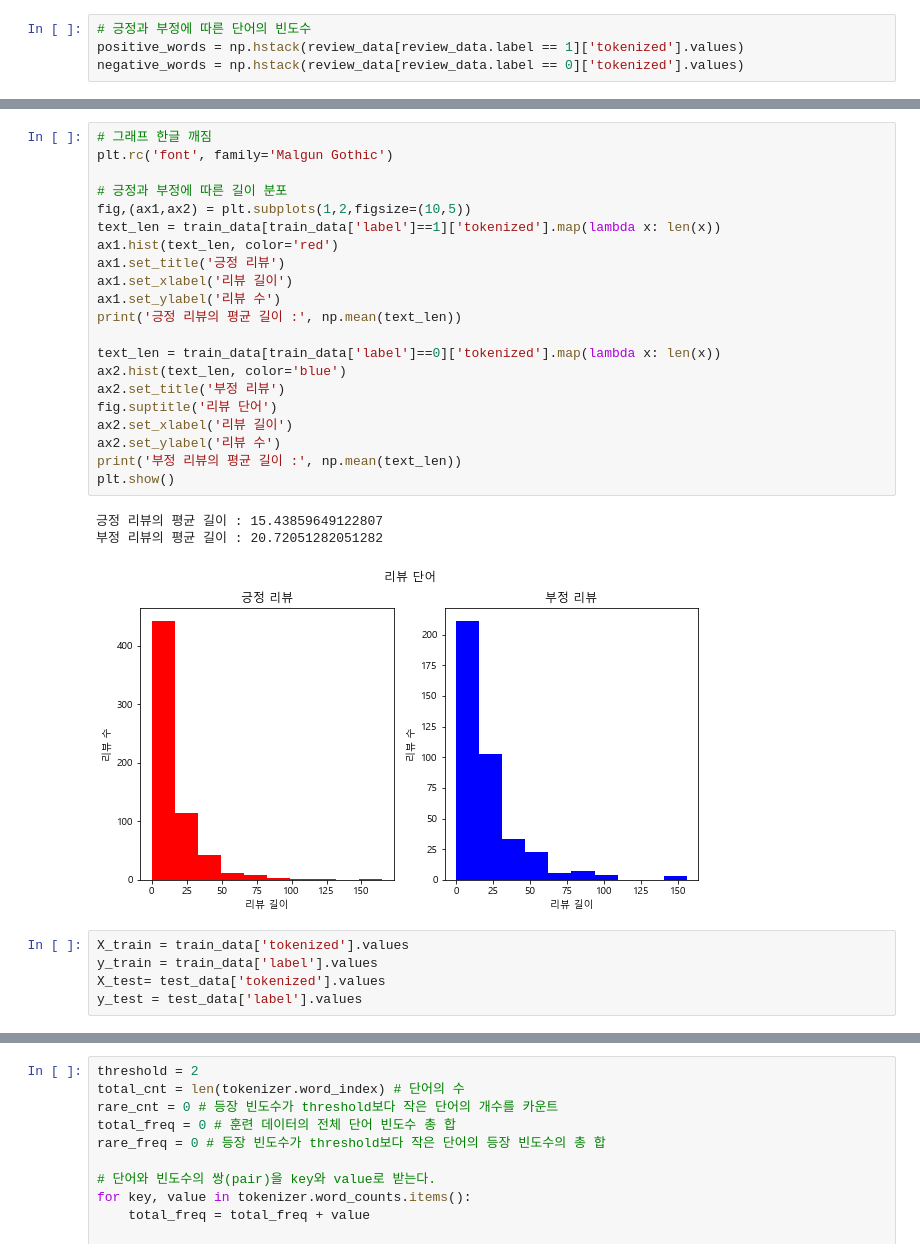
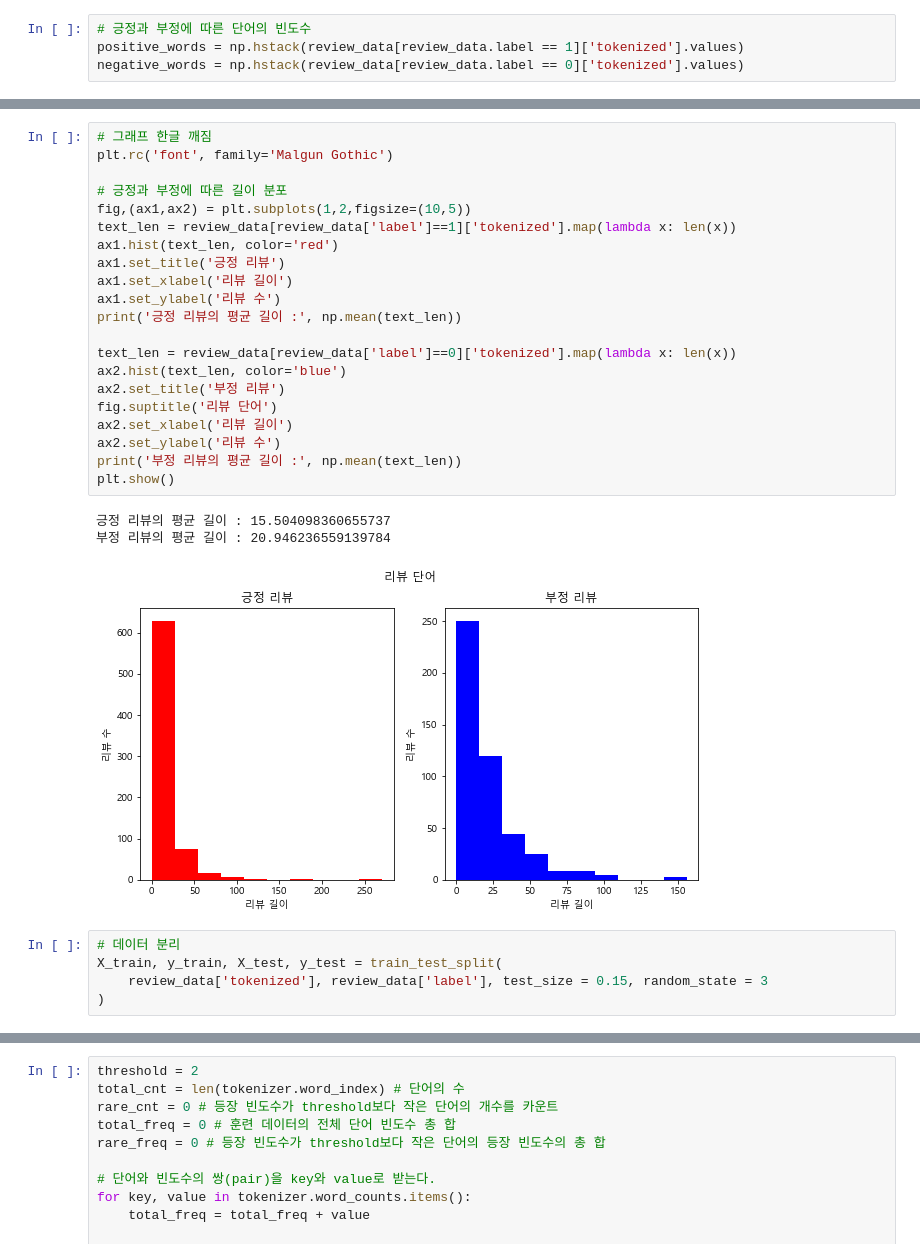
Before and after one commit to ethan528/Unstructured-Data-Analysis, a Jupyter notebook: 비정형 데이터 감성분석.ipynb, the cells around one changed output, grey strips where cells are left out. Saved outputs shown, nothing was run; the diff lists cells and outputs as text.

```diff
--- a/비정형 데이터 감성분석.ipynb
+++ b/비정형 데이터 감성분석.ipynb
@@ -137,33 +114,33 @@ plt.imshow(gen)
 # %%
 # 그래프 한글 깨짐
 plt.rc('font', family='Malgun Gothic')
 
 # 긍정과 부정에 따른 길이 분포
 fig,(ax1,ax2) = plt.subplots(1,2,figsize=(10,5))
-text_len = train_data[train_data['label']==1]['tokenized'].map(lambda x: len(x))
+text_len = review_data[review_data['label']==1]['tokenized'].map(lambda x: len(x))
 ax1.hist(text_len, color='red')
 ax1.set_title('긍정 리뷰')
 ax1.set_xlabel('리뷰 길이')
 ax1.set_ylabel('리뷰 수')
 print('긍정 리뷰의 평균 길이 :', np.mean(text_len))
 
-text_len = train_data[train_data['label']==0]['tokenized'].map(lambda x: len(x))
+text_len = review_data[review_data['label']==0]['tokenized'].map(lambda x: len(x))
 ax2.hist(text_len, color='blue')
 ax2.set_title('부정 리뷰')
 fig.suptitle('리뷰 단어')
 ax2.set_xlabel('리뷰 길이')
 ax2.set_ylabel('리뷰 수')
 print('부정 리뷰의 평균 길이 :', np.mean(text_len))
 plt.show()
 # %% [output]
-긍정 리뷰의 평균 길이 : 15.43859649122807
-부정 리뷰의 평균 길이 : 20.72051282051282
+긍정 리뷰의 평균 길이 : 15.504098360655737
+부정 리뷰의 평균 길이 : 20.946236559139784
-[figure, old version]
+[figure, new version]
-# %%
-X_train = train_data['tokenized'].values
-y_train = train_data['label'].values
-X_test= test_data['tokenized'].values
-y_test = test_data['label'].values
+# %%
+# 데이터 분리
+X_train, y_train, X_test, y_test = train_test_split(
+    review_data['tokenized'], review_data['label'], test_size = 0.15, random_state = 3
+)
 # %%
 tokenizer = Tokenizer()
 tokenizer.fit_on_texts(X_train)
```
Also changed, not shown: parts of 15 cells of this notebook.
